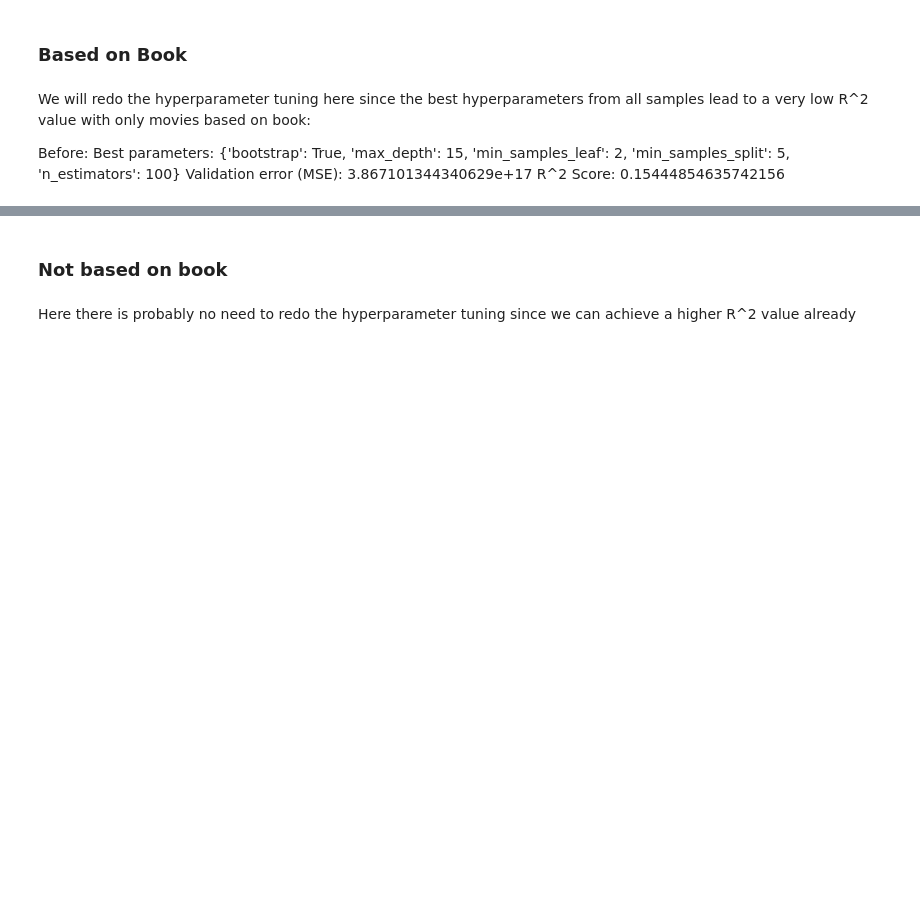
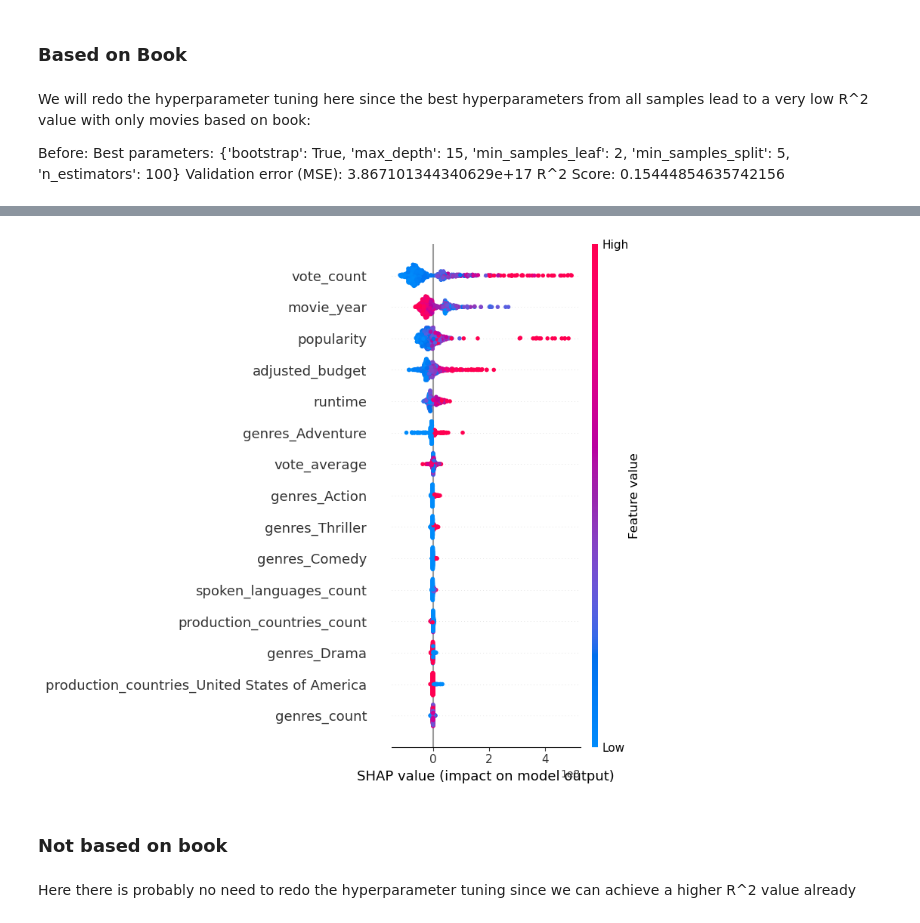
Before and after one commit to epfl-ada/ada-2024-project-datadruids, a Jupyter notebook: src/randomforest.ipynb, the cells around one changed output, grey strips where cells are left out. Drawn from its saved outputs; the diff is of its cells as text; code cells hidden in the pictures; blank space fills up the shorter version.

```diff
--- a/src/randomforest.ipynb
+++ b/src/randomforest.ipynb
@@ -252,3 +251,11 @@ plt.show()
+# %%
+import shap
+explainer = shap.TreeExplainer(best_model)
+shap_values = explainer.shap_values(X_train_based_on_book)
+
+shap.summary_plot(shap_values, X_train_based_on_book, max_display=15)
+# %% [output]
+[figure, added]
 # %% [markdown]
 ### Not based on book
 # %% [markdown]
```
Also changed, not shown: parts of 10 cells of this notebook, 1 other file.
